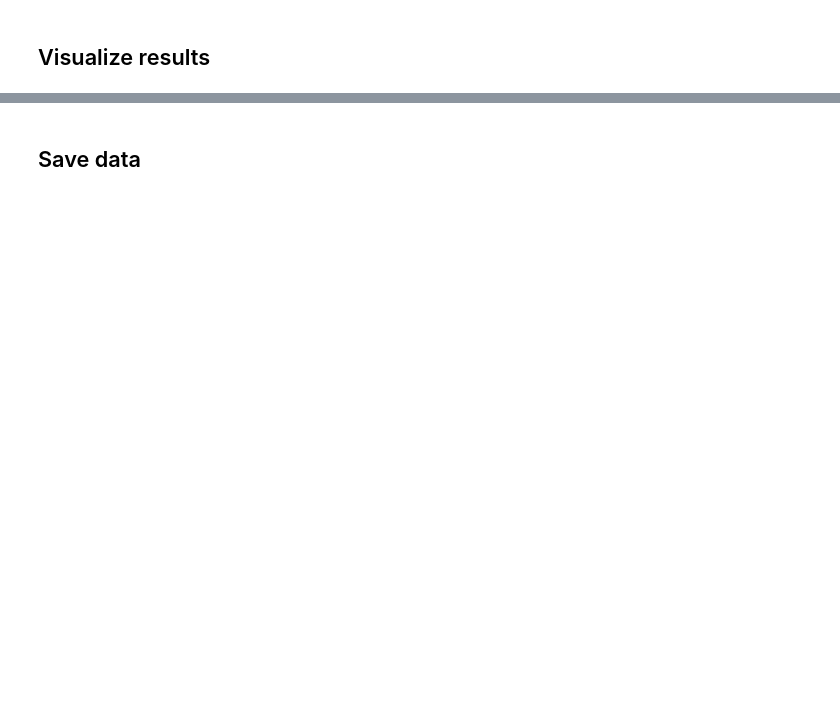
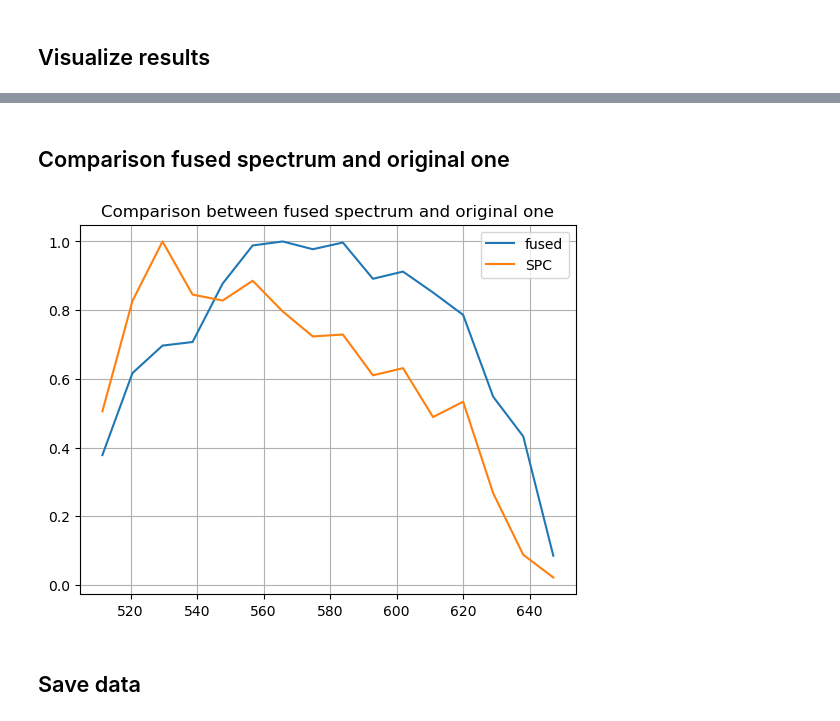
Before and after one commit to FluoLab/datafusion, a Jupyter notebook: analysis.ipynb, the cells around one changed output, grey strips where cells are left out. Drawn from its saved outputs; the diff is of its cells as text; code cells hidden in the pictures; blank space fills up the shorter version.

```diff
--- a/analysis.ipynb
+++ b/analysis.ipynb
@@ -137,7 +145,7 @@ interact(
 # spc = np.sum(spc, 0, keepdims=True)
 # print(np.shape(spc))
 
-# (spectral_loss, time_loss, spatial_loss, non_neg_loss, global_map_loss)
-weights = (0.1, 0.1, 0.7, 0.1, 0)
+# (spectral_loss, time_loss, spatial_loss, non_neg_loss, global_map_loss, intensity)
+weights = (0.4, 0.4, 0.1, 0.1, 0, 0.1)
 
-x = optimize(spc=spc, cmos=cmos, lr=0.05, iterations=100, device="cpu", weights=weights)
+x = optimize(spc=spc, cmos=cmos, lr=0.1, iterations=100, device="cpu", weights=weights)
@@ -215,3 +245,19 @@ interact(reconstructed_spectrum_time_in_a_point, i=(0, x.shape[-2], 1), j=(0, x.
+# %% [markdown]
+## Comparison fused spectrum and original one
+# %%
+global_spectrum_fused = np.mean(x, axis=(0, 2, 3, 4))
+global_spectrum_fused = global_spectrum_fused / np.max(global_spectrum_fused)
+global_spectrum_original = spc.mean(axis=(0, 2, 3))
+global_spectrum_original = global_spectrum_original / np.max(global_spectrum_original)
+plt.plot(lam, global_spectrum_fused, label="fused")
+plt.plot(lam, global_spectrum_original, label="SPC")
+plt.title("Comparison between fused spectrum and original one")
+plt.legend()
+plt.grid()
+
+plt.show()
+# %% [output]
+[figure, added]
 # %% [markdown]
 ## Save data
 # %%
```
Also changed, not shown: parts of 8 cells of this notebook, 2 other files.
